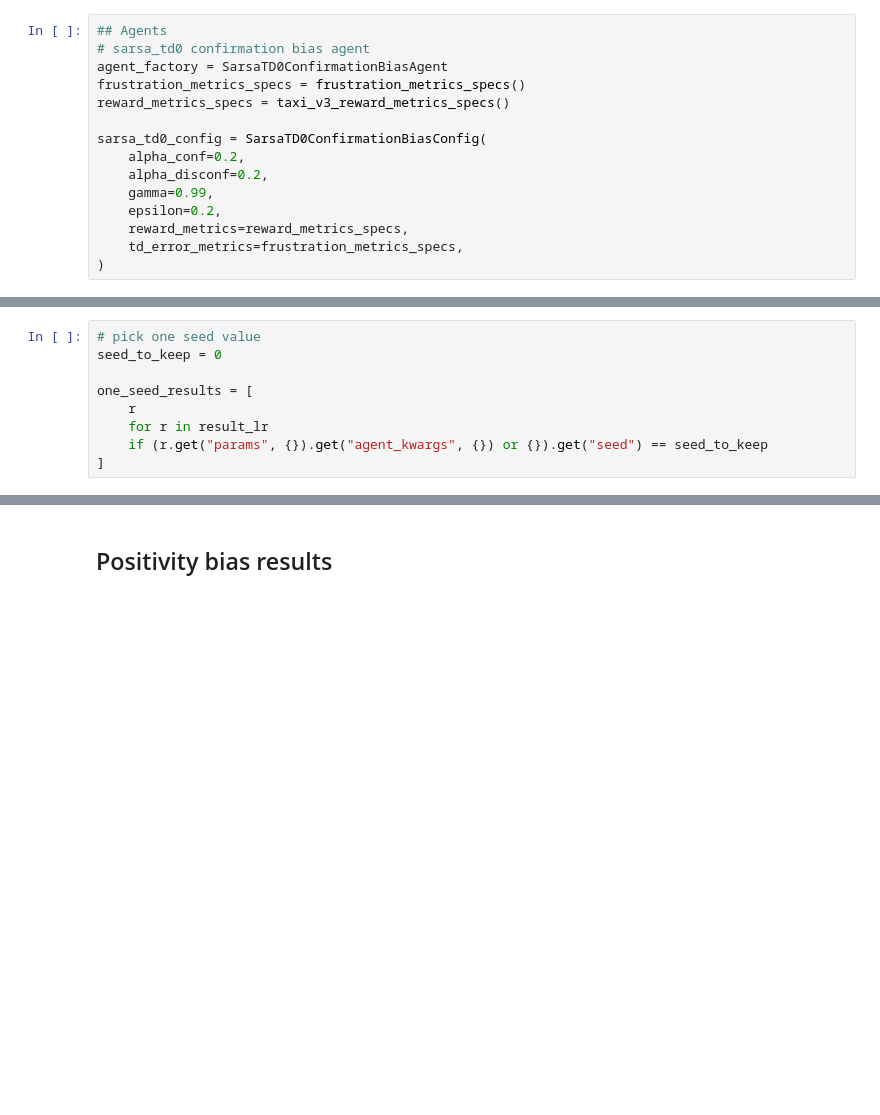
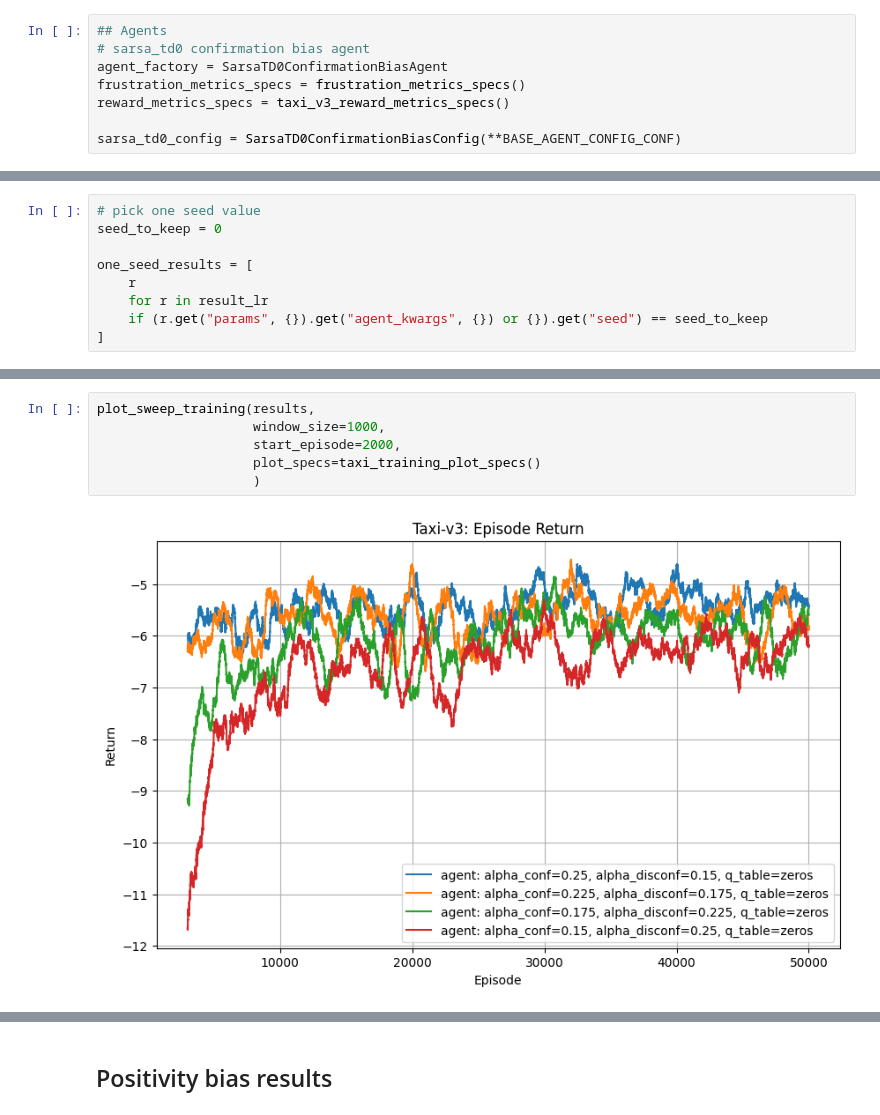
Before and after one commit to kallioaa/frustration_msc, a Jupyter notebook: src/prod_notebooks/assymetric_rl/assymetric_rl_sweep_taxiv3.ipynb, the cells around one changed output, grey strips where cells are left out. Saved outputs shown, nothing was run; the diff lists cells and outputs as text; blank space fills up the shorter version.

```diff
--- a/src/prod_notebooks/assymetric_rl/assymetric_rl_sweep_taxiv3.ipynb
+++ b/src/prod_notebooks/assymetric_rl/assymetric_rl_sweep_taxiv3.ipynb
@@ -39,14 +58,7 @@ agent_factory = SarsaTD0ConfirmationBiasAgent
 frustration_metrics_specs = frustration_metrics_specs()
 reward_metrics_specs = taxi_v3_reward_metrics_specs()
 
-sarsa_td0_config = SarsaTD0ConfirmationBiasConfig(
-    alpha_conf=0.2,
-    alpha_disconf=0.2,
-    gamma=0.99,
-    epsilon=0.2,
-    reward_metrics=reward_metrics_specs,
-    td_error_metrics=frustration_metrics_specs,
-)
+sarsa_td0_config = SarsaTD0ConfirmationBiasConfig(**BASE_AGENT_CONFIG_CONF)
 # %% [markdown]
 ## Sweep configuration
 # %%
@@ -240,0 +194,8 @@ plot_sweep_training(
+# %%
+plot_sweep_training(results,
+                    window_size=1000,
+                    start_episode=2000,
+                    plot_specs=taxi_training_plot_specs()
+                    )
+# %% [output]
+[figure, added]
```
Also changed, not shown: parts of 20 cells of this notebook.
